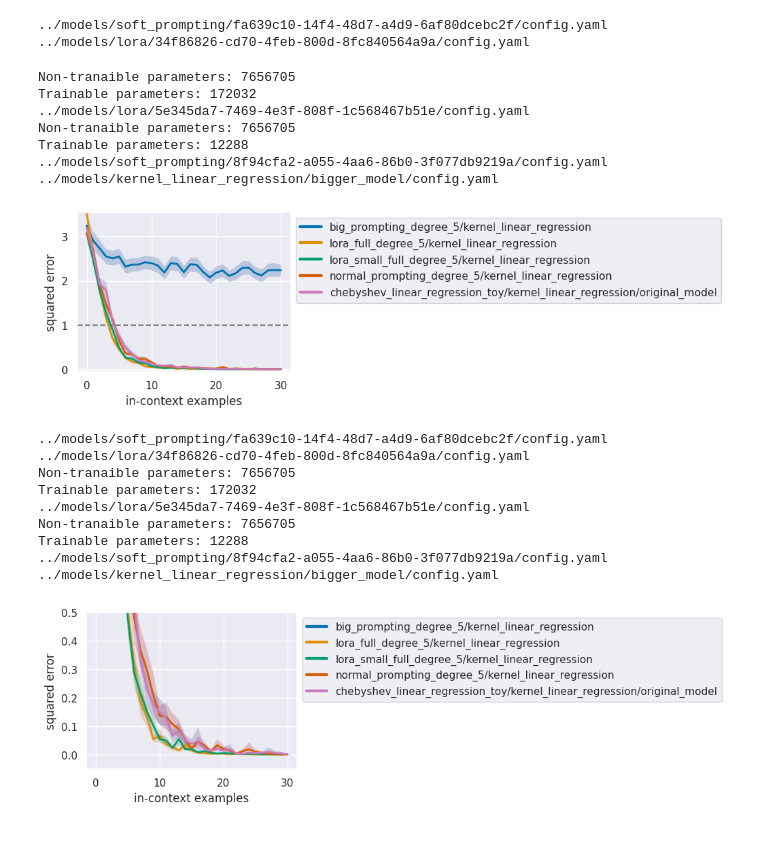
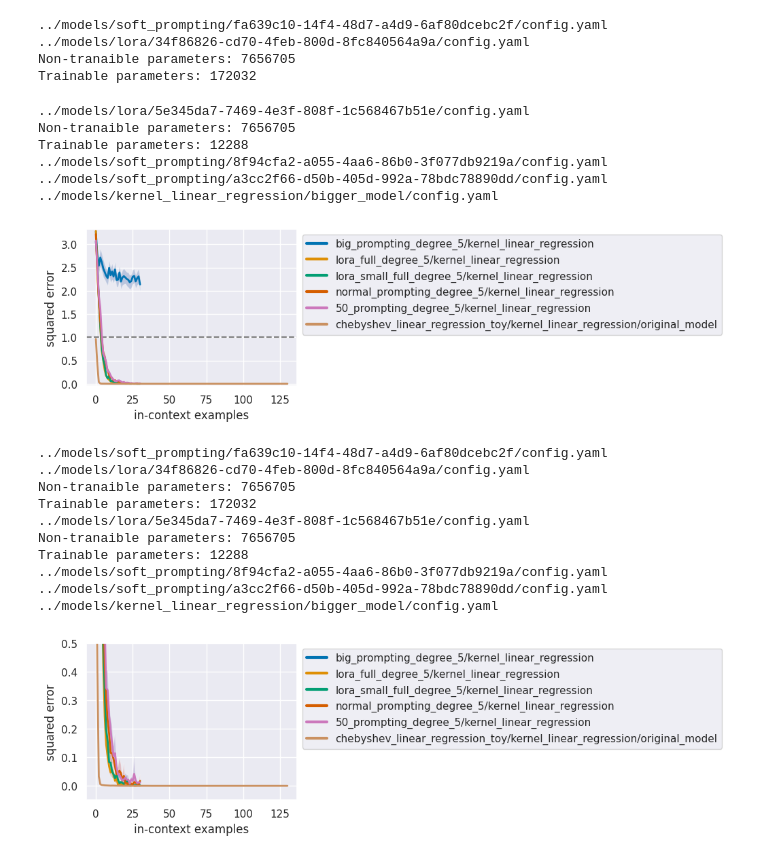
Before and after one commit to wilcoxsonm21/CS182Project, a Jupyter notebook: src/eval.ipynb, the cells around one changed output. Drawn from its saved outputs; the diff is of its cells as text; code cells hidden in the pictures.

```diff
--- a/src/eval.ipynb
+++ b/src/eval.ipynb
@@ -59,42 +65,46 @@ def plot_collection(load_info_collection: LoadInfo, device: str = "cuda", yhigh_
 
     basic_plot(metrics, yhigh_lim=yhigh_lim)
     plt.show()
-
-big_prompt_deg_5 = LoadInfo(path=models_dir / "soft_prompting" / "fa639c10-14f4-48d7-a4d9-6af80dcebc2f", step=-1)
-load_info_collection = [ big_prompt_deg_5,
-                         LoadInfo(path=models_dir / "lora" / "34f86826-cd70-4feb-800d-8fc840564a9a", step=-1,
-                                  alternative_train_conf_path=big_prompt_deg_5.path / "config.yaml"),
-                         LoadInfo(path=models_dir / "lora" / "5e345da7-7469-4e3f-808f-1c568467b51e", step=-1,
-                                  alternative_train_conf_path=big_prompt_deg_5.path / "config.yaml"),
-                         LoadInfo(path=models_dir / "soft_prompting" / "8f94cfa2-a055-4aa6-86b0-3f077db9219a", step=-1,
-                                  alternative_train_conf_path=big_prompt_deg_5.path / "config.yaml"),
-                         LoadInfo(path=models_dir / "kernel_linear_regression" / "bigger_model", step=-1,
-                                  alternative_train_conf_path=big_prompt_deg_5.path / "config.yaml",
-                                  name_addon="/original_model")]
-
-plot_collection(load_info_collection, device=device)
-plot_collection(load_info_collection, device=device, yhigh_lim=0.5)
-# %% [output]
-../models/soft_prompting/fa639c10-14f4-48d7-a4d9-6af80dcebc2f/config.yaml
-../models/lora/34f86826-cd70-4feb-800d-8fc840564a9a/config.yaml
-Non-tranaible parameters: 7656705
-Trainable parameters: 172032
-../models/lora/5e345da7-7469-4e3f-808f-1c568467b51e/config.yaml
-Non-tranaible parameters: 7656705
-Trainable parameters: 12288
-../models/soft_prompting/8f94cfa2-a055-4aa6-86b0-3f077db9219a/config.yaml
-../models/kernel_linear_regression/bigger_model/config.yaml
-[figure, removed]
-../models/soft_prompting/fa639c10-14f4-48d7-a4d9-6af80dcebc2f/config.yaml
-../models/lora/34f86826-cd70-4feb-800d-8fc840564a9a/config.yaml
-Non-tranaible parameters: 7656705
-Trainable parameters: 172032
-../models/lora/5e345da7-7469-4e3f-808f-1c568467b51e/config.yaml
-Non-tranaible parameters: 7656705
-Trainable parameters: 12288
-../models/soft_prompting/8f94cfa2-a055-4aa6-86b0-3f077db9219a/config.yaml
-../models/kernel_linear_regression/bigger_model/config.yaml
-[figure, removed]
+# %%
+big_prompt_deg_5 = LoadInfo(path=models_dir / "soft_prompting" / "fa639c10-14f4-48d7-a4d9-6af80dcebc2f", step=-1)
+load_info_collection = [ big_prompt_deg_5,
+                         LoadInfo(path=models_dir / "lora" / "34f86826-cd70-4feb-800d-8fc840564a9a", step=-1,
+                                  alternative_train_conf_path=big_prompt_deg_5.path / "config.yaml"),
+                         LoadInfo(path=models_dir / "lora" / "5e345da7-7469-4e3f-808f-1c568467b51e", step=-1,
+                                  alternative_train_conf_path=big_prompt_deg_5.path / "config.yaml"),
+                         LoadInfo(path=models_dir / "soft_prompting" / "8f94cfa2-a055-4aa6-86b0-3f077db9219a", step=-1,
+                                  alternative_train_conf_path=big_prompt_deg_5.path / "config.yaml"),
+                         LoadInfo(path=models_dir / "soft_prompting" / "a3cc2f66-d50b-405d-992a-78bdc78890dd", step=-1,
+                                  alternative_train_conf_path=big_prompt_deg_5.path / "config.yaml"),
+                         LoadInfo(path=models_dir / "kernel_linear_regression" / "bigger_model", step=-1,
+                                  alternative_train_conf_path=big_prompt_deg_5.path / "config.yaml",
+                                  name_addon="/original_model")]
+
+plot_collection(load_info_collection, device=device)
+plot_collection(load_info_collection, device=device, yhigh_lim=0.5)
+# %% [output]
+../models/soft_prompting/fa639c10-14f4-48d7-a4d9-6af80dcebc2f/config.yaml
+../models/lora/34f86826-cd70-4feb-800d-8fc840564a9a/config.yaml
+Non-tranaible parameters: 7656705
+Trainable parameters: 172032
+../models/lora/5e345da7-7469-4e3f-808f-1c568467b51e/config.yaml
+Non-tranaible parameters: 7656705
+Trainable parameters: 12288
+../models/soft_prompting/8f94cfa2-a055-4aa6-86b0-3f077db9219a/config.yaml
+../models/soft_prompting/a3cc2f66-d50b-405d-992a-78bdc78890dd/config.yaml
+../models/kernel_linear_regression/bigger_model/config.yaml
+[figure, added]
+../models/soft_prompting/fa639c10-14f4-48d7-a4d9-6af80dcebc2f/config.yaml
+../models/lora/34f86826-cd70-4feb-800d-8fc840564a9a/config.yaml
+Non-tranaible parameters: 7656705
+Trainable parameters: 172032
+../models/lora/5e345da7-7469-4e3f-808f-1c568467b51e/config.yaml
+Non-tranaible parameters: 7656705
+Trainable parameters: 12288
+../models/soft_prompting/8f94cfa2-a055-4aa6-86b0-3f077db9219a/config.yaml
+../models/soft_prompting/a3cc2f66-d50b-405d-992a-78bdc78890dd/config.yaml
+../models/kernel_linear_regression/bigger_model/config.yaml
+[figure, added]
 # %%
 
 big_prompt_shared = LoadInfo(path=models_dir / "soft_prompting" / "738134a8-4ce7-4511-b12b-286661ca444c", step=-1)
```
Also changed, not shown: parts of 3 cells of this notebook, 1 other file.
